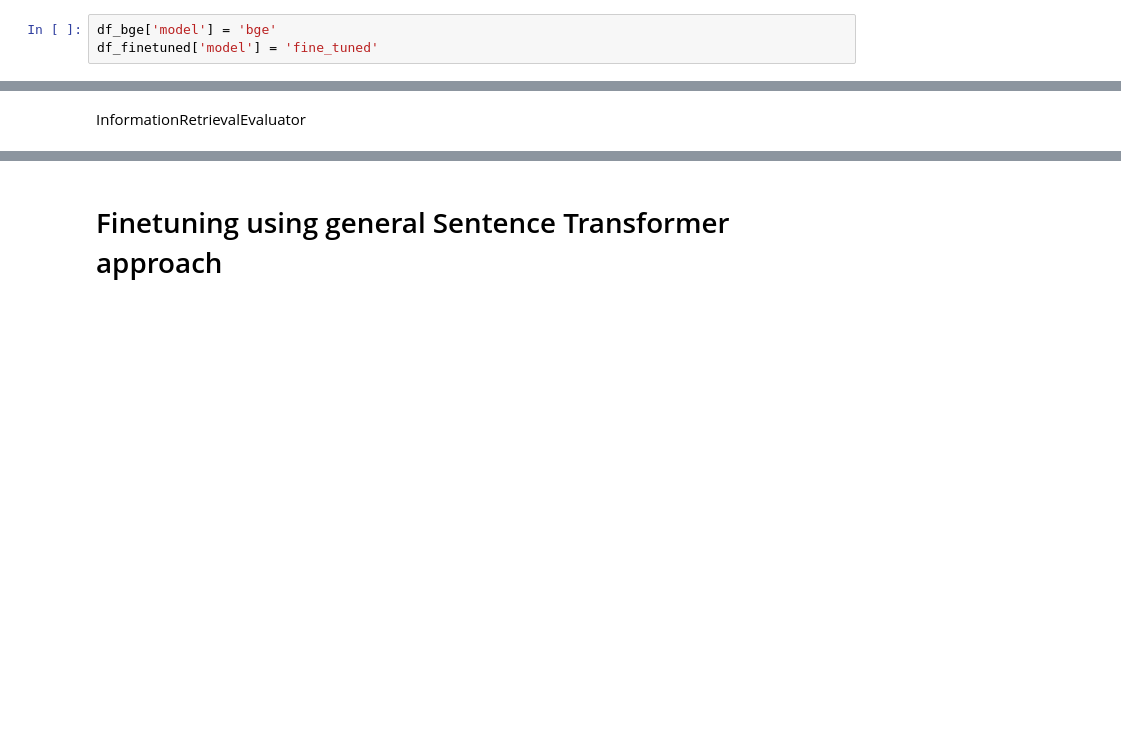
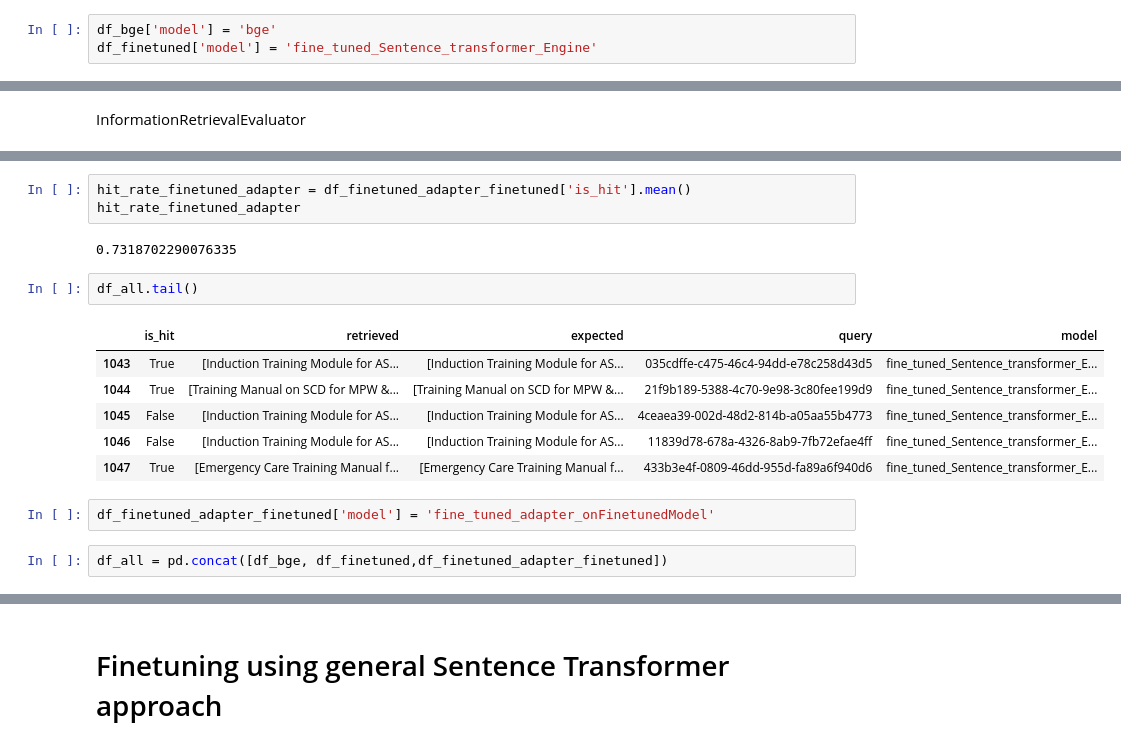
Before and after one commit to Add-Vishnu/Finetuning-Embedding-models, a Jupyter notebook: Finetuning_embedding_model_on_Aasha_data.ipynb, the cells around one changed output, grey strips where cells are left out. Drawn from its saved outputs; the diff is of its cells as text; blank space fills up the shorter version.

```diff
--- a/Finetuning_embedding_model_on_Aasha_data.ipynb
+++ b/Finetuning_embedding_model_on_Aasha_data.ipynb
@@ -505,7 +495,7 @@ evaluate_st(val_dataset_ll, "test_model", name='finetuned')
 SUmmary
 # %%
 df_bge['model'] = 'bge'
-df_finetuned['model'] = 'fine_tuned'
+df_finetuned['model'] = 'fine_tuned_Sentence_transformer_Engine'
 # %%
 df_all = pd.concat([df_bge, df_finetuned])
 df_all.groupby('model').mean('is_hit')
@@ -575,0 +578,18 @@ df_st_all
+# %%
+hit_rate_finetuned_adapter = df_finetuned_adapter_finetuned['is_hit'].mean()
+hit_rate_finetuned_adapter
+# %% [output]
+0.7318702290076335
+# %%
+df_all.tail()
+# %% [output]
+|  | is_hit | retrieved | expected | query | model |
+| 1043 | True | [Induction Training Module for AS... | [Induction Training Module for AS... | 035cdffe-c475-46c4-94dd-e78c258d43d5 | fine_tuned_Sentence_transformer_E... |
+| 1044 | True | [Training Manual on SCD for MPW &... | [Training Manual on SCD for MPW &... | 21f9b189-5388-4c70-9e98-3c80fee199d9 | fine_tuned_Sentence_transformer_E... |
+| 1045 | False | [Induction Training Module for AS... | [Induction Training Module for AS... | 4ceaea39-002d-48d2-814b-a05aa55b4773 | fine_tuned_Sentence_transformer_E... |
+| 1046 | False | [Induction Training Module for AS... | [Induction Training Module for AS... | 11839d78-678a-4326-8ab9-7fb72efae4ff | fine_tuned_Sentence_transformer_E... |
+| 1047 | True | [Emergency Care Training Manual f... | [Emergency Care Training Manual f... | 433b3e4f-0809-46dd-955d-fa89a6f940d6 | fine_tuned_Sentence_transformer_E... |
+# %%
+df_finetuned_adapter_finetuned['model'] = 'fine_tuned_adapter_onFinetunedModel'
+# %%
+df_all = pd.concat([df_bge, df_finetuned,df_finetuned_adapter_finetuned])
```
Also changed, not shown: parts of 78 cells of this notebook.
